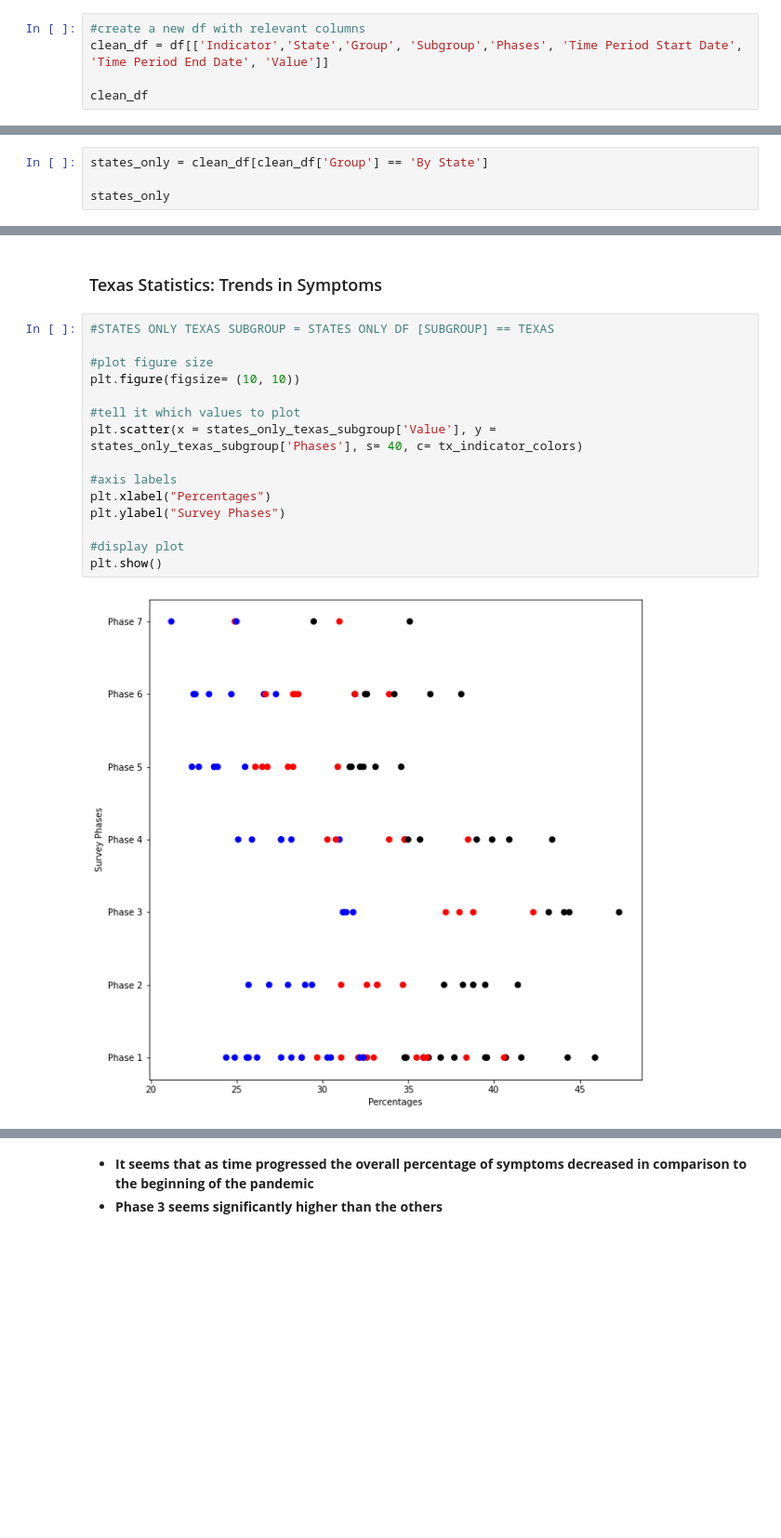
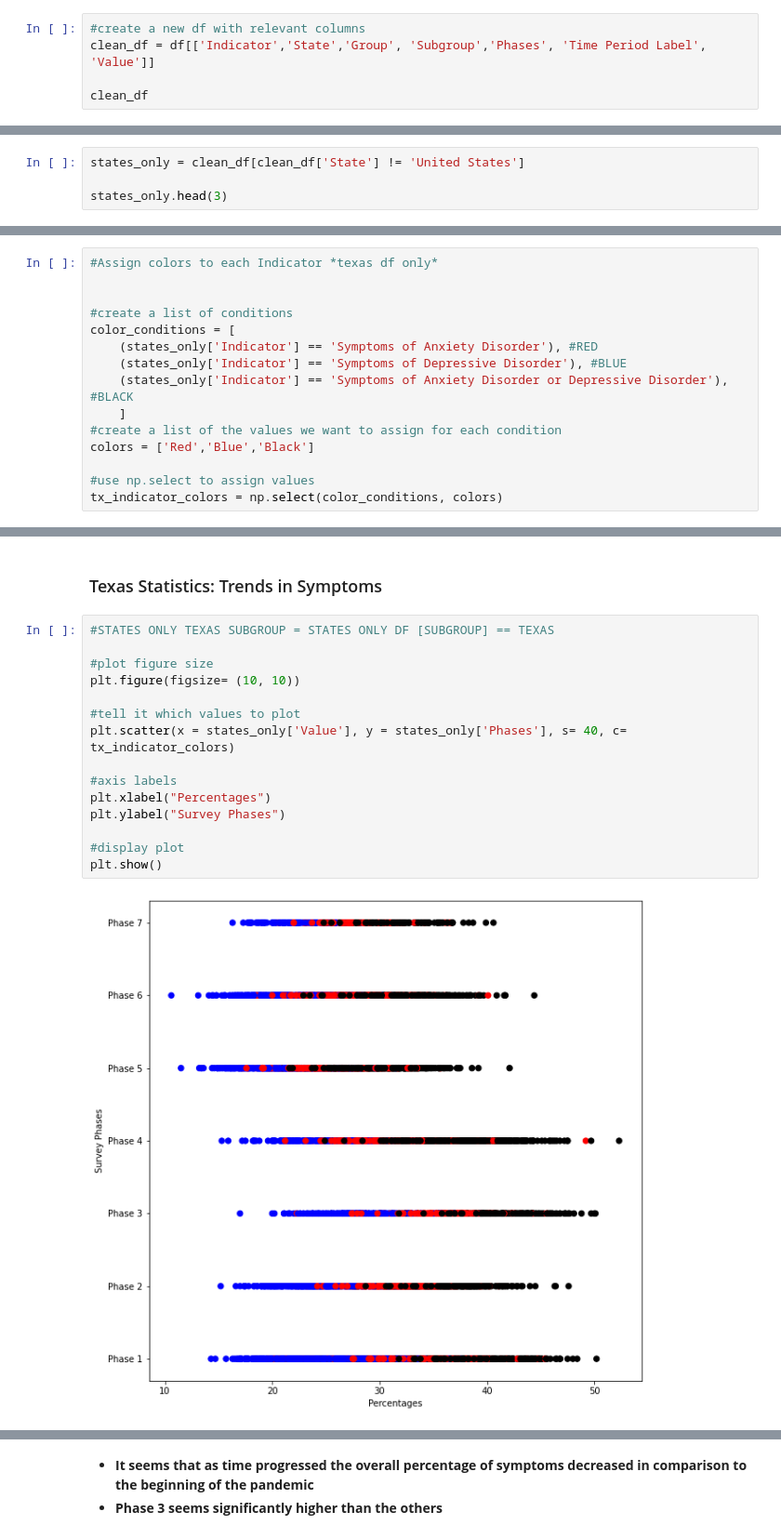
Before and after one commit to lmm2020/EDA-Projects, a Jupyter notebook: EDA_anxiety.ipynb, the cells around one changed output, grey strips where cells are left out. Shown at 93% size. Drawn from its saved outputs; the diff is of its cells as text; blank space fills up the shorter version.

```diff
--- a/EDA_anxiety.ipynb
+++ b/EDA_anxiety.ipynb
@@ -436,7 +417,7 @@ array(['United States', '18 - 29 years', '30 - 39 years', '40 - 49 years',
 ## Cleaned Dataframe
 # %%
 #create a new df with relevant columns
-clean_df = df[['Indicator','State','Group', 'Subgroup','Phases', 'Time Period Start Date', 'Time Period End Date', 'Value']]
+clean_df = df[['Indicator','State','Group', 'Subgroup','Phases', 'Time Period Label', 'Value']]
 
 clean_df
 # %% [output]
@@ -473,5 +454,5 @@ clean_df
 # %%
-states_only = clean_df[clean_df['Group'] == 'By State']
+states_only = clean_df[clean_df['State'] != 'United States']
 
-states_only
+states_only.head(3)
 # %% [output]
@@ -567,3 +550,18 @@ plt.show()
 # %% [markdown]
 ## Texas Statistics
+# %%
+#Assign colors to each Indicator *texas df only*
+
+
+#create a list of conditions
+color_conditions = [
+    (states_only['Indicator'] == 'Symptoms of Anxiety Disorder'), #RED
+    (states_only['Indicator'] == 'Symptoms of Depressive Disorder'), #BLUE
+    (states_only['Indicator'] == 'Symptoms of Anxiety Disorder or Depressive Disorder'), #BLACK
+    ]
+#create a list of the values we want to assign for each condition
+colors = ['Red','Blue','Black']
+
+#use np.select to assign values
+tx_indicator_colors = np.select(color_conditions, colors)
 # %%
@@ -608,20 +582,20 @@ tx_indicator_colors = np.select(color_conditions, colors)
 # %%
 #STATES ONLY TEXAS SUBGROUP = STATES ONLY DF [SUBGROUP] == TEXAS
 
 #plot figure size
 plt.figure(figsize= (10, 10))
 
 #tell it which values to plot
-plt.scatter(x = states_only_texas_subgroup['Value'], y = states_only_texas_subgroup['Phases'], s= 40, c= tx_indicator_colors)
+plt.scatter(x = states_only['Value'], y = states_only['Phases'], s= 40, c= tx_indicator_colors)
 
 #axis labels
 plt.xlabel("Percentages")
 plt.ylabel("Survey Phases")
 
 #display plot
 plt.show()
 # %% [output]
-[figure, old version]
+[figure, new version]
 # %%
 #TEXAS DF = CLEAN DF -> [STATE] == TEXAS
 
```
Also changed, not shown: parts of 21 cells of this notebook.
